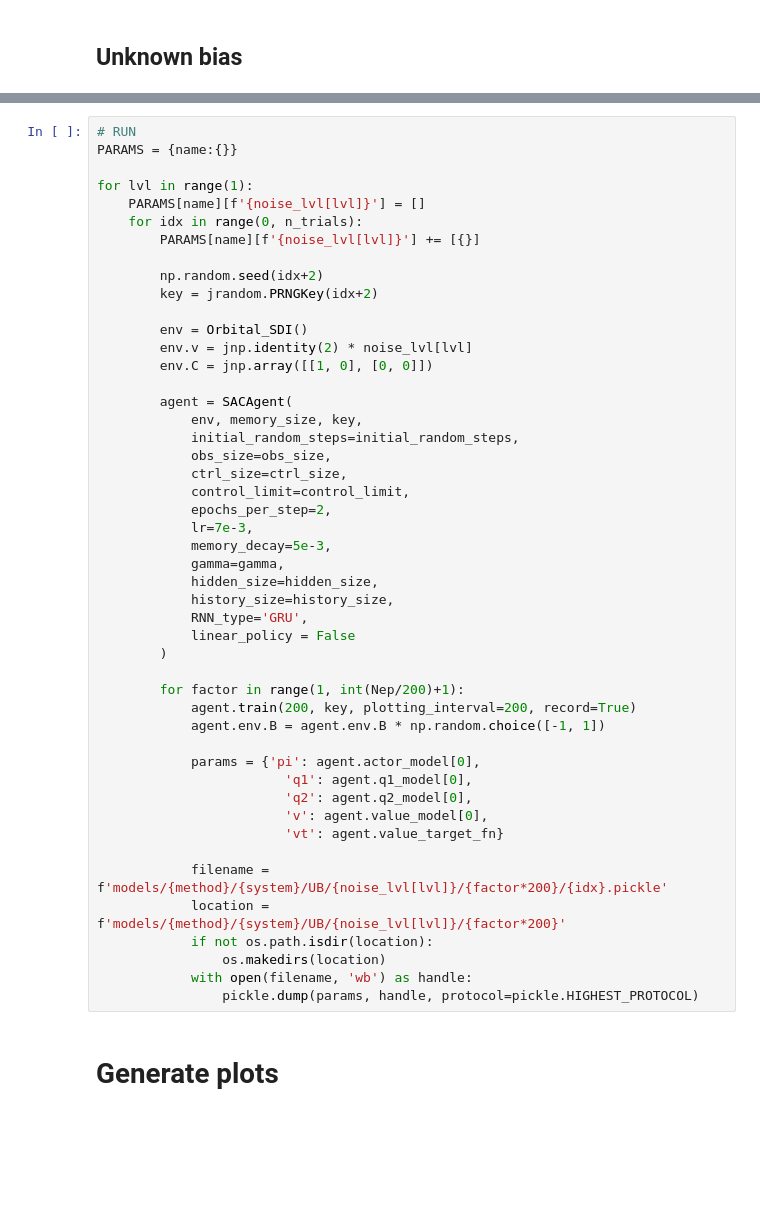
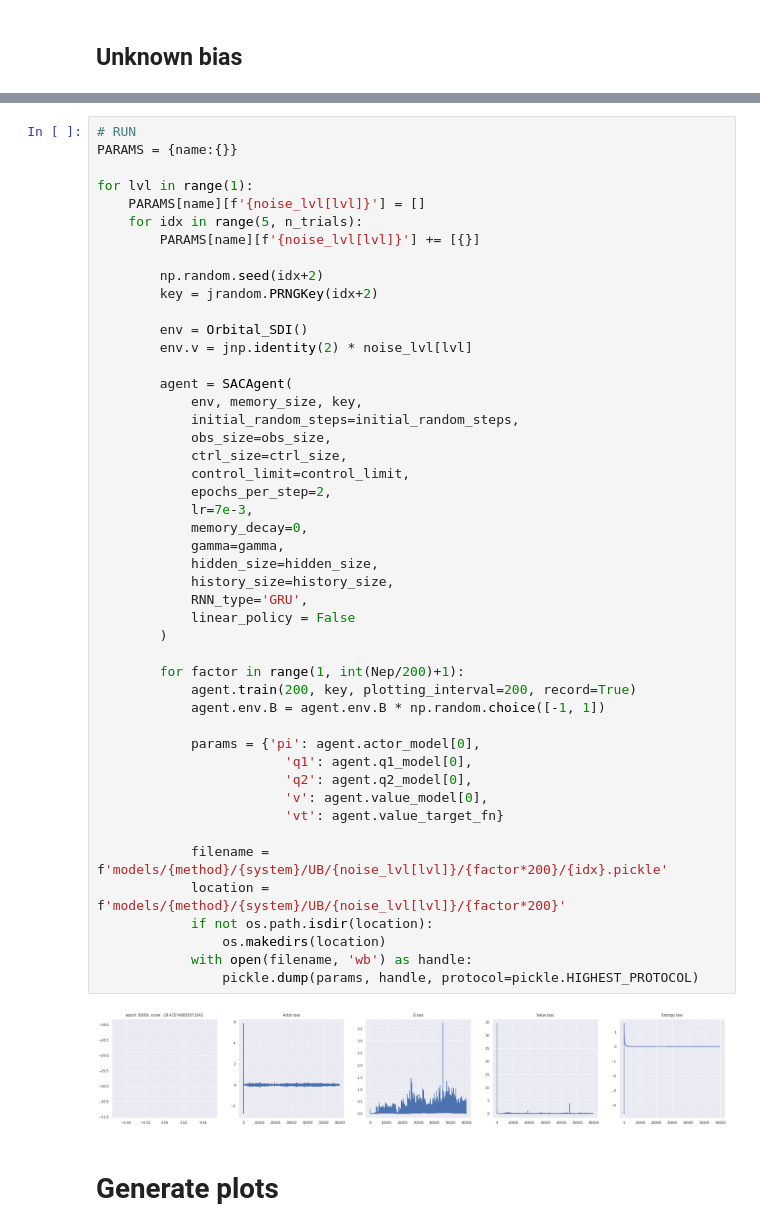
Before and after one commit to JopNiessen/SoftActorCritic, a Jupyter notebook: plot_RSAC.ipynb, the cells around one changed output, grey strips where cells are left out. Cells and saved outputs as stored; diff of their text form; blank space fills up the shorter version.

```diff
--- a/plot_RSAC.ipynb
+++ b/plot_RSAC.ipynb
@@ -367,7 +367,7 @@ PARAMS = {name:{}}
 
 for lvl in range(1):
     PARAMS[name][f'{noise_lvl[lvl]}'] = []
-    for idx in range(0, n_trials):
+    for idx in range(5, n_trials):
         PARAMS[name][f'{noise_lvl[lvl]}'] += [{}]
 
         np.random.seed(idx+2)
@@ -375,40 +375,41 @@ for lvl in range(1):
 
         env = Orbital_SDI()
         env.v = jnp.identity(2) * noise_lvl[lvl]
-        env.C = jnp.array([[1, 0], [0, 0]])
 
         agent = SACAgent(
             env, memory_size, key,
             initial_random_steps=initial_random_steps,
             obs_size=obs_size,
             ctrl_size=ctrl_size,
             control_limit=control_limit,
             epochs_per_step=2,
             lr=7e-3,
-            memory_decay=5e-3,
+            memory_decay=0,
             gamma=gamma,
             hidden_size=hidden_size,
             history_size=history_size,
             RNN_type='GRU',
             linear_policy = False
         )
 
         for factor in range(1, int(Nep/200)+1):
             agent.train(200, key, plotting_interval=200, record=True)
             agent.env.B = agent.env.B * np.random.choice([-1, 1])
 
             params = {'pi': agent.actor_model[0],
                         'q1': agent.q1_model[0],
                         'q2': agent.q2_model[0],
                         'v': agent.value_model[0],
                         'vt': agent.value_target_fn}
 
             filename = f'models/{method}/{system}/UB/{noise_lvl[lvl]}/{factor*200}/{idx}.pickle'
             location = f'models/{method}/{system}/UB/{noise_lvl[lvl]}/{factor*200}'
             if not os.path.isdir(location):
                 os.makedirs(location)
             with open(filename, 'wb') as handle:
                 pickle.dump(params, handle, protocol=pickle.HIGHEST_PROTOCOL)
+# %% [output]
+[figure, added]
 # %% [markdown]
 # Generate plots
 # %%
```
Also changed, not shown: parts of 32 cells of this notebook.
